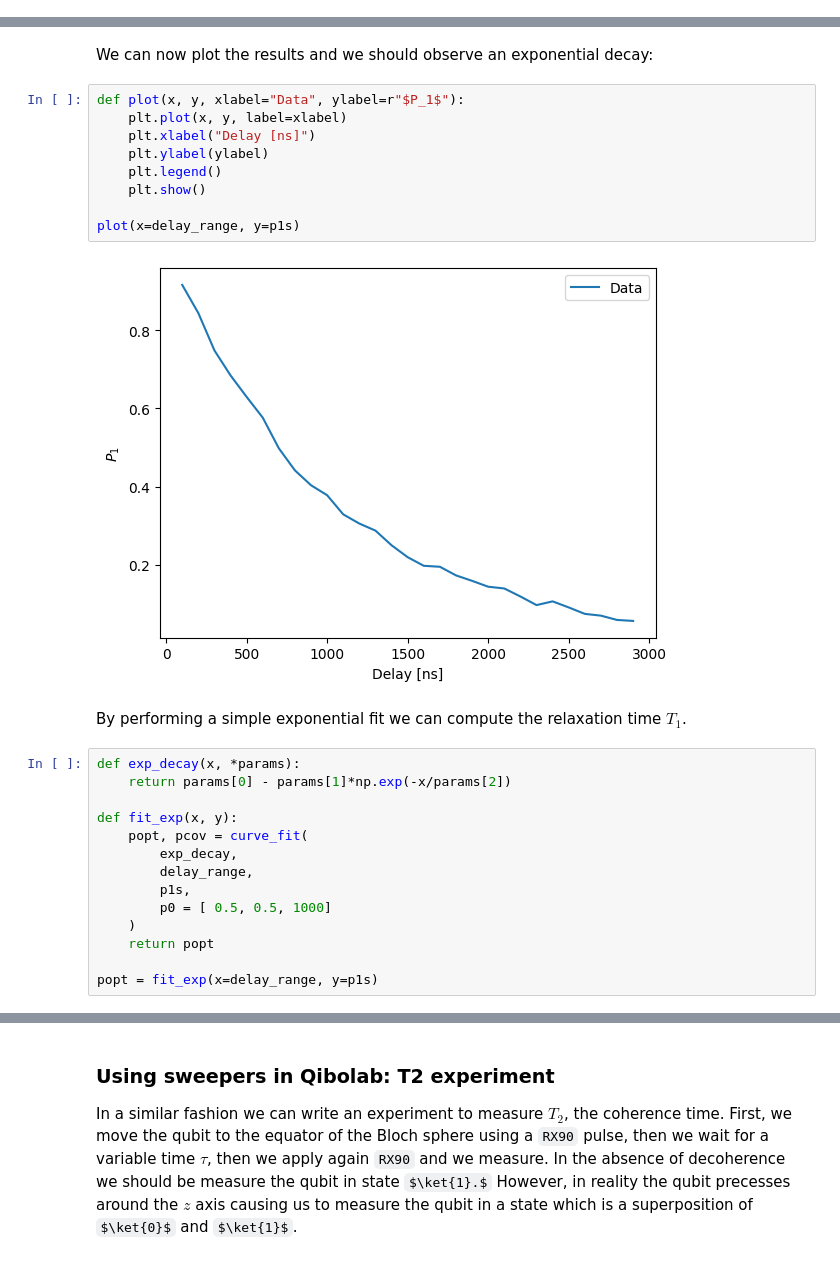
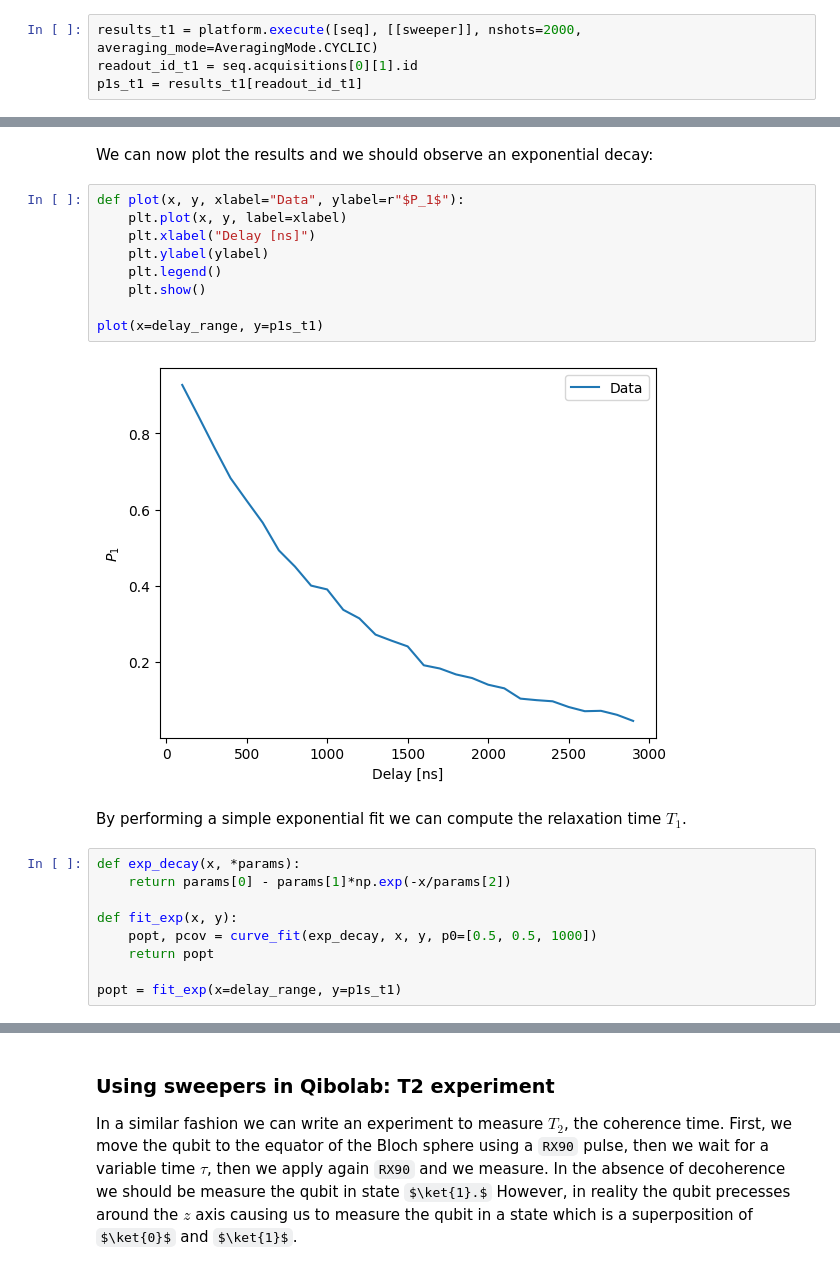
Before and after one commit to qiboteam/qiboedu, a Jupyter notebook: notebooks/Control/qibolab.ipynb, the cells around one changed output, grey strips where cells are left out. Drawn from its saved outputs; the diff is of its cells as text; some formulas as TeX source.

```diff
--- a/notebooks/Control/qibolab.ipynb
+++ b/notebooks/Control/qibolab.ipynb
@@ -357,0 +314,4 @@ p1s = results[readout_id]
+# %%
+results_t1 = platform.execute([seq], [[sweeper]], nshots=2000, averaging_mode=AveragingMode.CYCLIC)
+readout_id_t1 = seq.acquisitions[0][1].id
+p1s_t1 = results_t1[readout_id_t1]
@@ -360,14 +322,14 @@ We can now plot the results and we should observe an exponential decay:
 # %%
 def plot(x, y, xlabel="Data", ylabel=r"$P_1$"):
     plt.plot(x, y, label=xlabel)
     plt.xlabel("Delay [ns]")
     plt.ylabel(ylabel)
     plt.legend()
     plt.show()
 
-plot(x=delay_range, y=p1s)
+plot(x=delay_range, y=p1s_t1)
 # %% [output]
-[figure, old version]
+[figure, new version]
 # %% [markdown]
 By performing a simple exponential fit we can compute the relaxation time $T_1$.
 # %%
@@ -375,15 +337,10 @@ def exp_decay(x, *params):
     return params[0] - params[1]*np.exp(-x/params[2])
 
 def fit_exp(x, y):
-    popt, pcov = curve_fit(
-        exp_decay,
-        delay_range,
-        p1s,
-        p0 = [ 0.5, 0.5, 1000]
-    )
+    popt, pcov = curve_fit(exp_decay, x, y, p0=[0.5, 0.5, 1000])
     return popt
 
-popt = fit_exp(x=delay_range, y=p1s)
+popt = fit_exp(x=delay_range, y=p1s_t1)
 # %%
 def plot_with_fit(x, y, xlabel="Data", ylabel=r"$P_1$", fun=exp_decay, popt=popt):
     plt.plot(x, y, label=xlabel)
```
Also changed, not shown: parts of 31 cells of this notebook.
